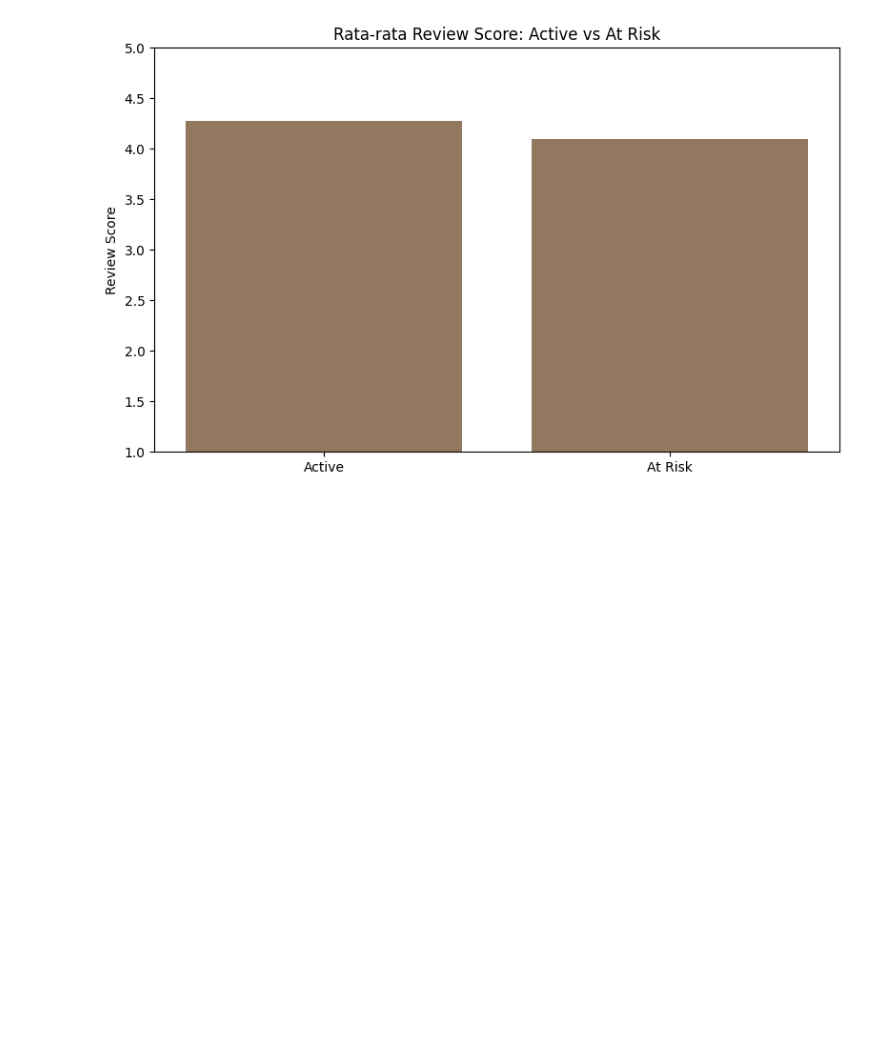
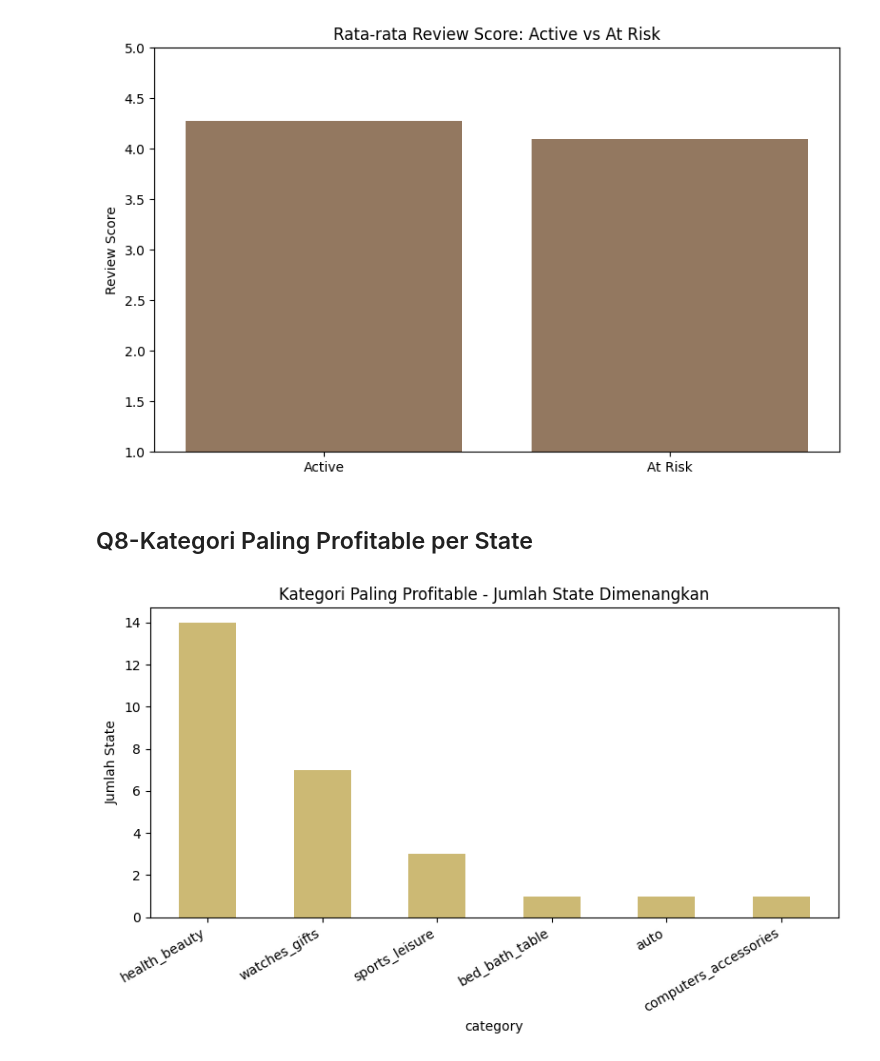
Before and after one commit to rohid001/olist-sql-dashboard, a Jupyter notebook: notebooks/03_query_validation_viz.ipynb, the cells around one changed output. Saved outputs shown, nothing was run; the diff lists cells and outputs as text; code cells hidden in the pictures; blank space fills up the shorter version.

```diff
--- a/notebooks/03_query_validation_viz.ipynb
+++ b/notebooks/03_query_validation_viz.ipynb
@@ -147,3 +147,18 @@ plt.tight_layout()
 plt.show()
 # %% [output]
 [figure]
+# %% [markdown]
+## Q8-Kategori Paling Profitable per State
+# %%
+df_q8 = pd.read_csv(processed_dir / "q8_category_per_state.csv")
+winner_counts = df_q8["category"].value_counts()
+
+plt.figure()
+winner_counts.plot(kind="bar", color="#CCB974")
+plt.title("Kategori Paling Profitable - Jumlah State Dimenangkan")
+plt.ylabel("Jumlah State")
+plt.xticks(rotation=30, ha="right")
+plt.tight_layout()
+plt.show()
+# %% [output]
+[figure, added]
```
Also changed, not shown: parts of 4 cells of this notebook, 4 other files.
